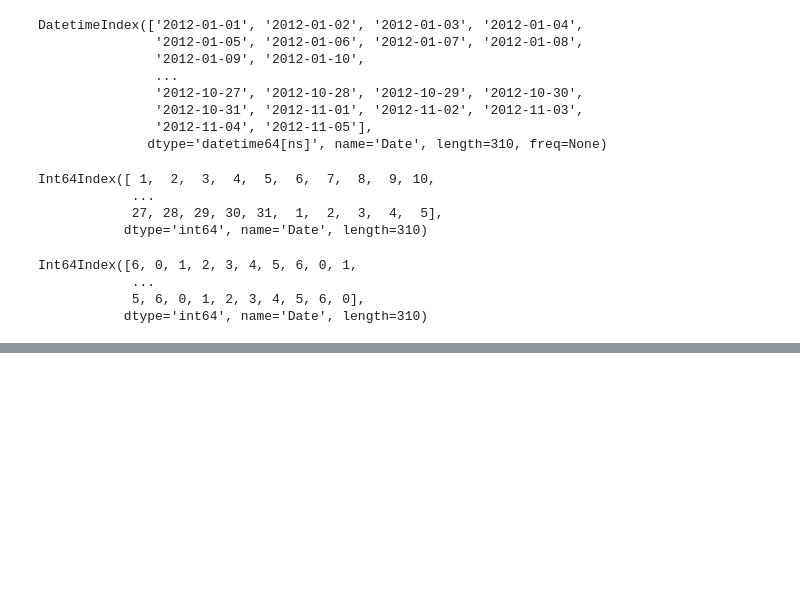
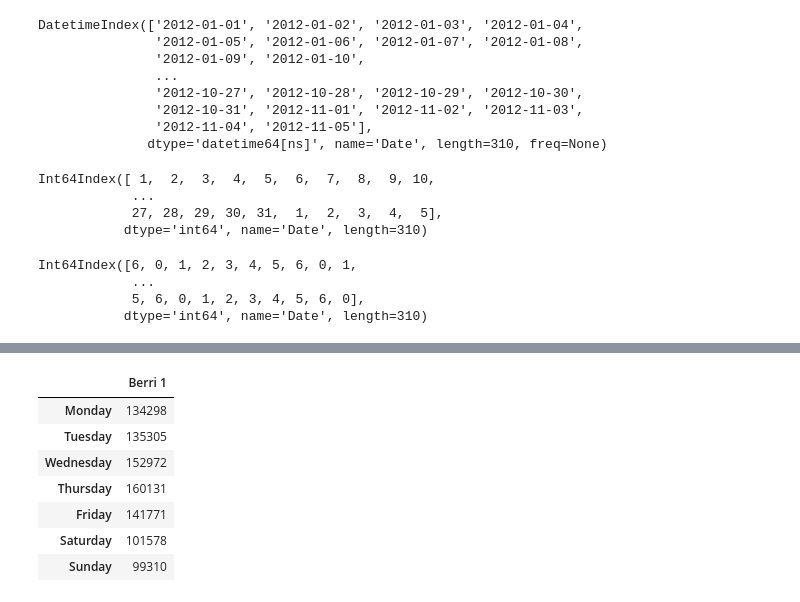
Before and after one commit to EkaterinaZernyukova/data_analysis, a Jupyter notebook: jupyter_notebook/bikes_second.ipynb, the cells around one changed output, grey strips where cells are left out. Drawn from its saved outputs; the diff is of its cells as text; code cells hidden in the pictures; blank space fills up the shorter version.

```diff
--- a/jupyter_notebook/bikes_second.ipynb
+++ b/jupyter_notebook/bikes_second.ipynb
@@ -60,0 +86,12 @@ Int64Index([6, 0, 1, 2, 3, 4, 5, 6, 0, 1,
+# %%
+weekday_counts.index=['Monday', 'Tuesday', 'Wednesday', 'Thursday', 'Friday', 'Saturday', 'Sunday']
+weekday_counts
+# %% [output]
+|  | Berri 1 |
+| Monday | 134298 |
+| Tuesday | 135305 |
+| Wednesday | 152972 |
+| Thursday | 160131 |
+| Friday | 141771 |
+| Saturday | 101578 |
+| Sunday | 99310 |
```
Also changed, not shown: parts of 4 cells of this notebook.
